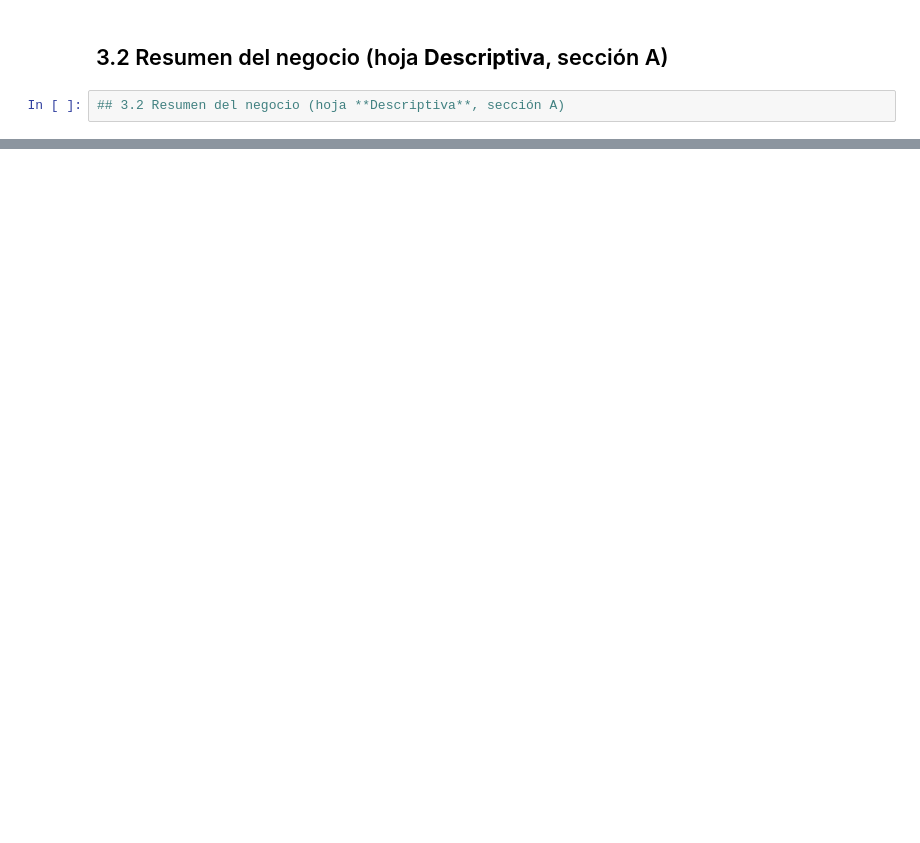
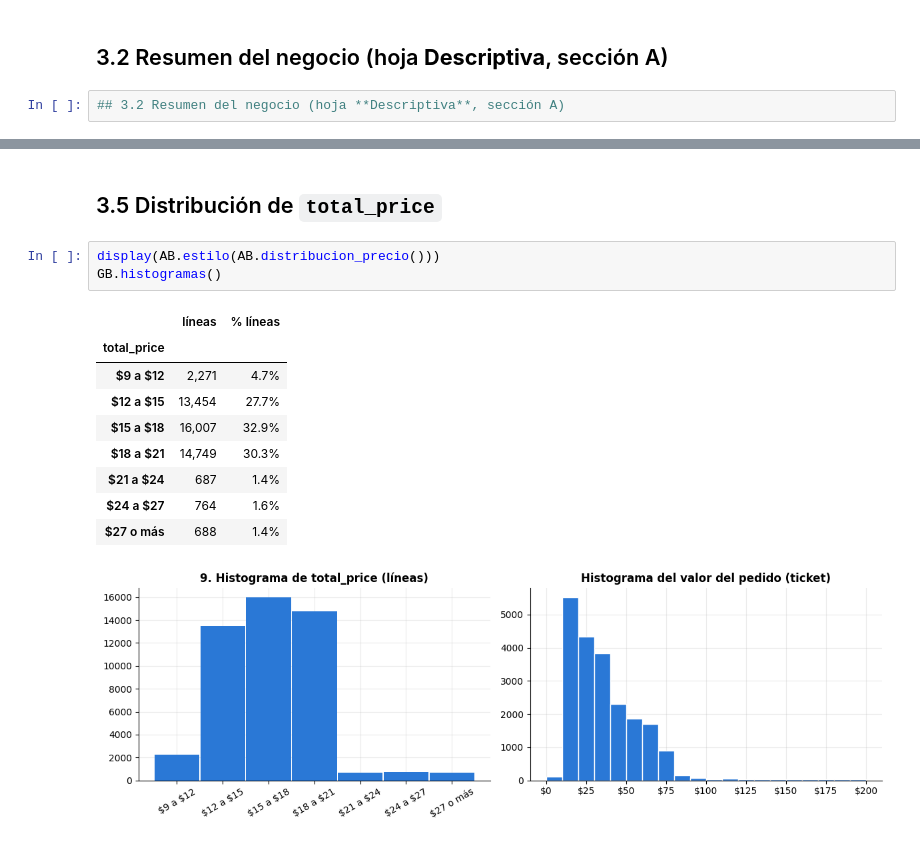
Before and after one commit to andresfkyjasj/PI3_2026Q4, a Jupyter notebook: src/sincronicas/Semana_4SINC.ipynb, the cells around one changed output, grey strips where cells are left out. Cells and saved outputs as stored; diff of their text form; blank space fills up the shorter version.

```diff
--- a/src/sincronicas/Semana_4SINC.ipynb
+++ b/src/sincronicas/Semana_4SINC.ipynb
@@ -292,0 +322,16 @@ Ojo: el último día (13/01) está incompleto, así que la venta promedio por d
+# %% [markdown]
+## 3.5 Distribución de `total_price`
+# %%
+display(AB.estilo(AB.distribucion_precio()))
+GB.histogramas()
+# %% [output]
+|  | líneas | % líneas |
+| total_price |  |  |
+| $9 a $12 | 2,271 | 4.7% |
+| $12 a $15 | 13,454 | 27.7% |
+| $15 a $18 | 16,007 | 32.9% |
+| $18 a $21 | 14,749 | 30.3% |
+| $21 a $24 | 687 | 1.4% |
+| $24 a $27 | 764 | 1.6% |
+| $27 o más | 688 | 1.4% |
+[figure, added]
```
Also changed, not shown: parts of 29 cells of this notebook, 1 other file.
